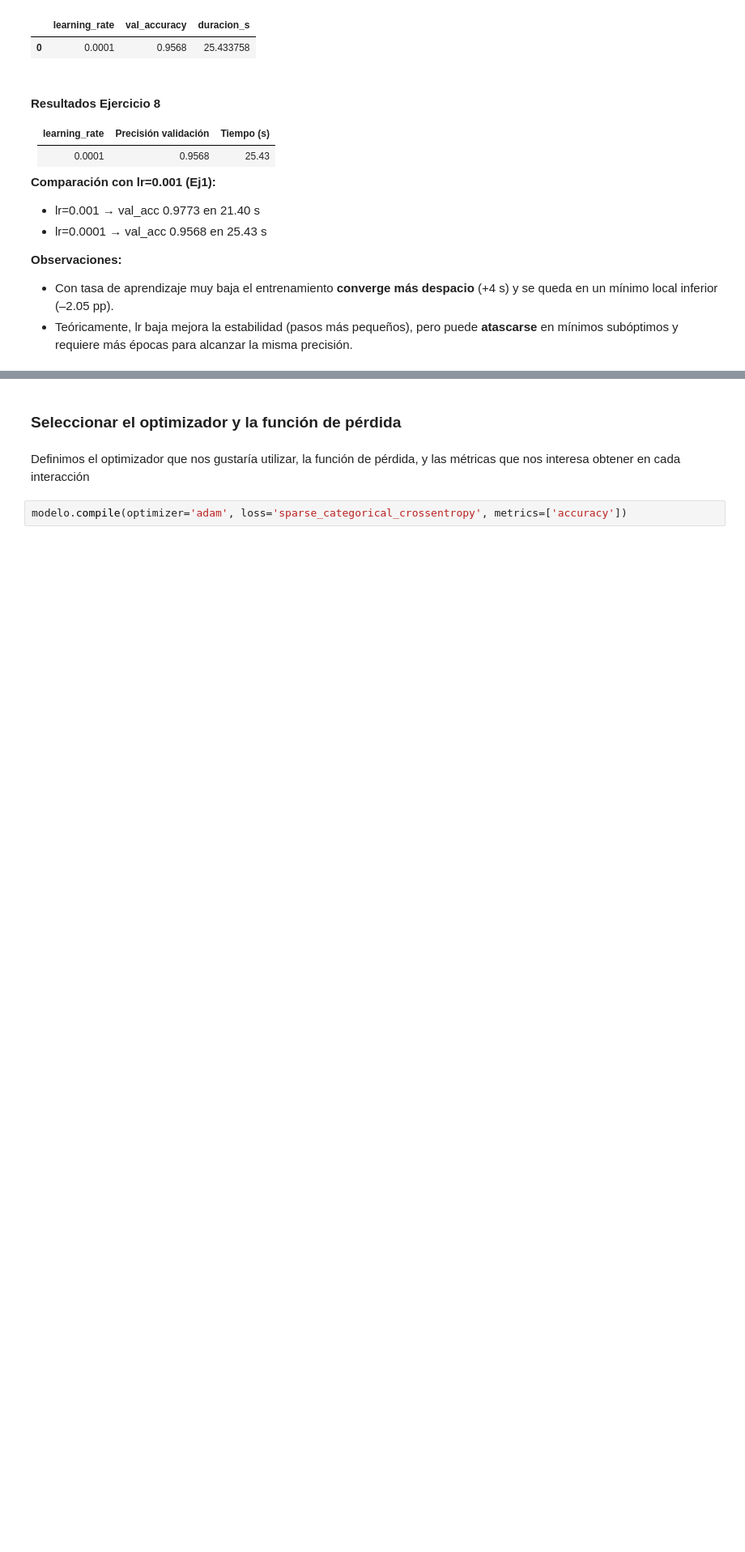
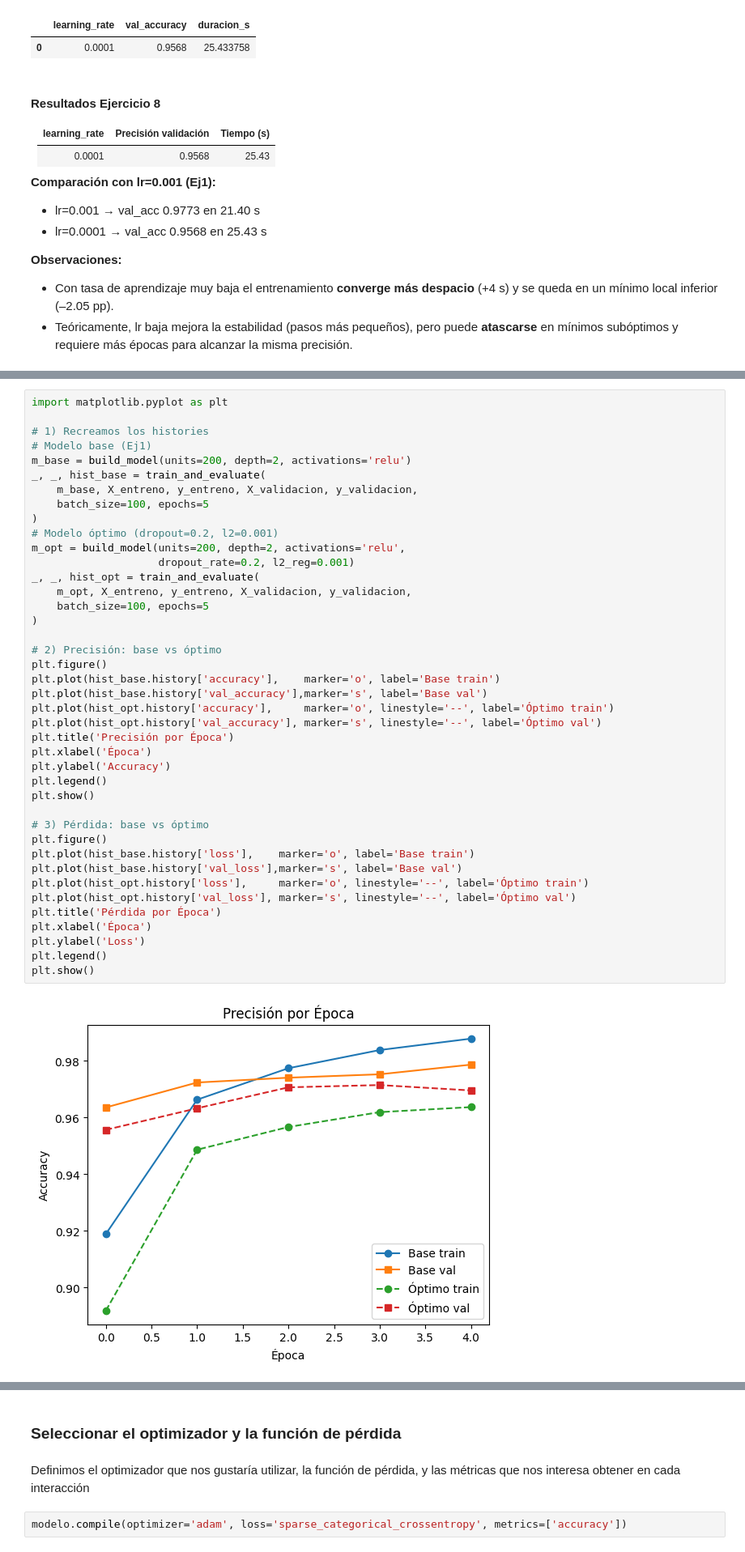
Before and after one commit to Andyfer004/Lab2-DS, a Jupyter notebook: TensorFlow_MNIST_TF2_12+.ipynb, the cells around one changed output, grey strips where cells are left out. Shown: that part at 81% size. Saved outputs shown, nothing was run; the diff lists cells and outputs as text; blank space fills up the shorter version.

```diff
--- a/TensorFlow_MNIST_TF2_12+.ipynb
+++ b/TensorFlow_MNIST_TF2_12+.ipynb
@@ -589,0 +703,43 @@ df8
+# %%
+import matplotlib.pyplot as plt
+
+# 1) Recreamos los histories
+# Modelo base (Ej1)
+m_base = build_model(units=200, depth=2, activations='relu')
+_, _, hist_base = train_and_evaluate(
+    m_base, X_entreno, y_entreno, X_validacion, y_validacion,
+    batch_size=100, epochs=5
+)
+# Modelo óptimo (dropout=0.2, l2=0.001)
+m_opt = build_model(units=200, depth=2, activations='relu',
+                    dropout_rate=0.2, l2_reg=0.001)
+_, _, hist_opt = train_and_evaluate(
+    m_opt, X_entreno, y_entreno, X_validacion, y_validacion,
+    batch_size=100, epochs=5
+)
+
+# 2) Precisión: base vs óptimo
+plt.figure()
+plt.plot(hist_base.history['accuracy'],    marker='o', label='Base train')
+plt.plot(hist_base.history['val_accuracy'],marker='s', label='Base val')
+plt.plot(hist_opt.history['accuracy'],     marker='o', linestyle='--', label='Óptimo train')
+plt.plot(hist_opt.history['val_accuracy'], marker='s', linestyle='--', label='Óptimo val')
+plt.title('Precisión por Época')
+plt.xlabel('Época')
+plt.ylabel('Accuracy')
+plt.legend()
+plt.show()
+
+# 3) Pérdida: base vs óptimo
+plt.figure()
+plt.plot(hist_base.history['loss'],    marker='o', label='Base train')
+plt.plot(hist_base.history['val_loss'],marker='s', label='Base val')
+plt.plot(hist_opt.history['loss'],     marker='o', linestyle='--', label='Óptimo train')
+plt.plot(hist_opt.history['val_loss'], marker='s', linestyle='--', label='Óptimo val')
+plt.title('Pérdida por Época')
+plt.xlabel('Época')
+plt.ylabel('Loss')
+plt.legend()
+plt.show()
+# %% [output]
+[figure, added]
```
Also changed, not shown: parts of 14 cells of this notebook, 2 other files.
